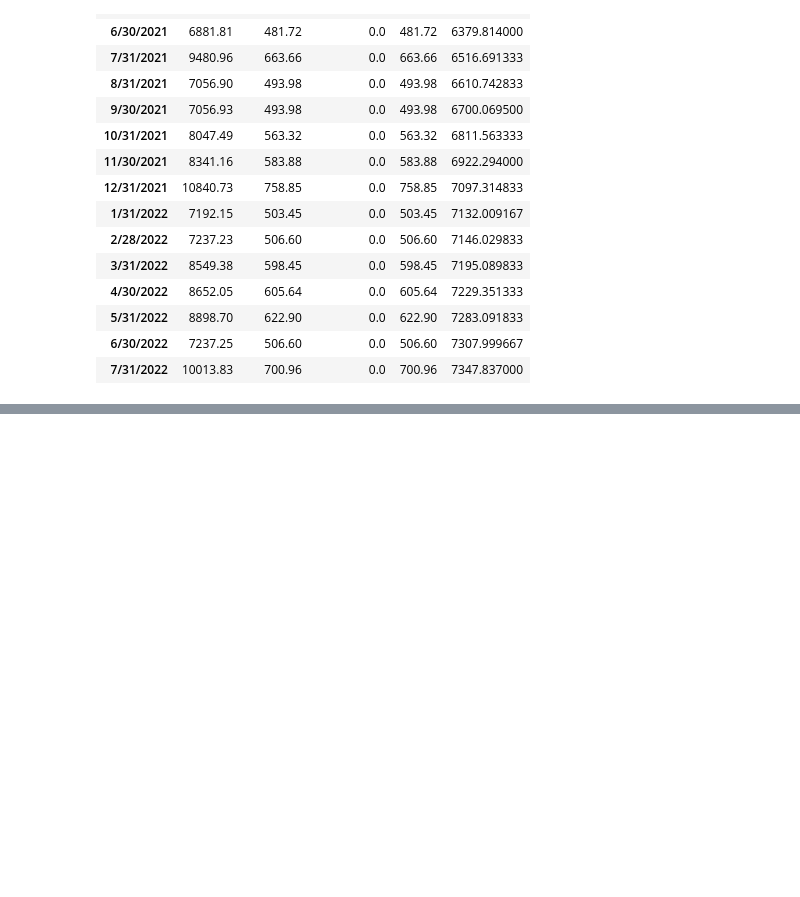
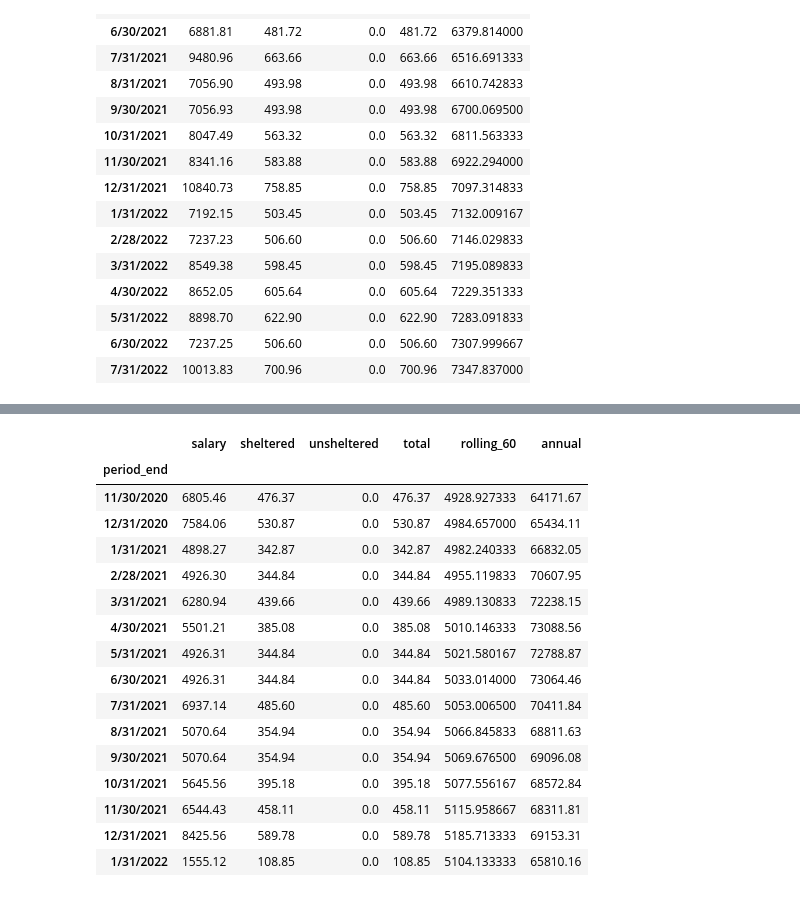
Before and after one commit to danielle3625/avg_salary, a Jupyter notebook: high60_calc_v2.ipynb, the cells around one changed output, grey strips where cells are left out. Saved outputs shown, nothing was run; the diff lists cells and outputs as text; code cells hidden in the pictures; blank space fills up the shorter version.

```diff
--- a/high60_calc_v2.ipynb
+++ b/high60_calc_v2.ipynb
@@ -164,0 +201,30 @@ df.tail(15)
+# %%
+df = pd.read_csv('export_format2.csv')
+df['salary'] = df['salary'].str.replace(',', '')
+df['salary'] = pd.to_numeric(df['salary'])
+df = df.groupby('period_end').sum()
+df = df.sort_values(by='period_end', key=pd.to_datetime)
+df['rolling_60'] = df['salary'].rolling(60).mean()
+df['annual'] = df['salary'].rolling(12).sum()
+
+df.tail(15)
+
+# Expected highest 60 month average = $5327.06 Date Range 1/2017 - 12/2021
+# %% [output]
+|  | salary | sheltered | unsheltered | total | rolling_60 | annual |
+| period_end |  |  |  |  |  |  |
+| 11/30/2020 | 6805.46 | 476.37 | 0.0 | 476.37 | 4928.927333 | 64171.67 |
+| 12/31/2020 | 7584.06 | 530.87 | 0.0 | 530.87 | 4984.657000 | 65434.11 |
+| 1/31/2021 | 4898.27 | 342.87 | 0.0 | 342.87 | 4982.240333 | 66832.05 |
+| 2/28/2021 | 4926.30 | 344.84 | 0.0 | 344.84 | 4955.119833 | 70607.95 |
+| 3/31/2021 | 6280.94 | 439.66 | 0.0 | 439.66 | 4989.130833 | 72238.15 |
+| 4/30/2021 | 5501.21 | 385.08 | 0.0 | 385.08 | 5010.146333 | 73088.56 |
+| 5/31/2021 | 4926.31 | 344.84 | 0.0 | 344.84 | 5021.580167 | 72788.87 |
+| 6/30/2021 | 4926.31 | 344.84 | 0.0 | 344.84 | 5033.014000 | 73064.46 |
+| 7/31/2021 | 6937.14 | 485.60 | 0.0 | 485.60 | 5053.006500 | 70411.84 |
+| 8/31/2021 | 5070.64 | 354.94 | 0.0 | 354.94 | 5066.845833 | 68811.63 |
+| 9/30/2021 | 5070.64 | 354.94 | 0.0 | 354.94 | 5069.676500 | 69096.08 |
+| 10/31/2021 | 5645.56 | 395.18 | 0.0 | 395.18 | 5077.556167 | 68572.84 |
+| 11/30/2021 | 6544.43 | 458.11 | 0.0 | 458.11 | 5115.958667 | 68311.81 |
+| 12/31/2021 | 8425.56 | 589.78 | 0.0 | 589.78 | 5185.713333 | 69153.31 |
+| 1/31/2022 | 1555.12 | 108.85 | 0.0 | 108.85 | 5104.133333 | 65810.16 |
```
Also changed, not shown: parts of 14 cells of this notebook.
